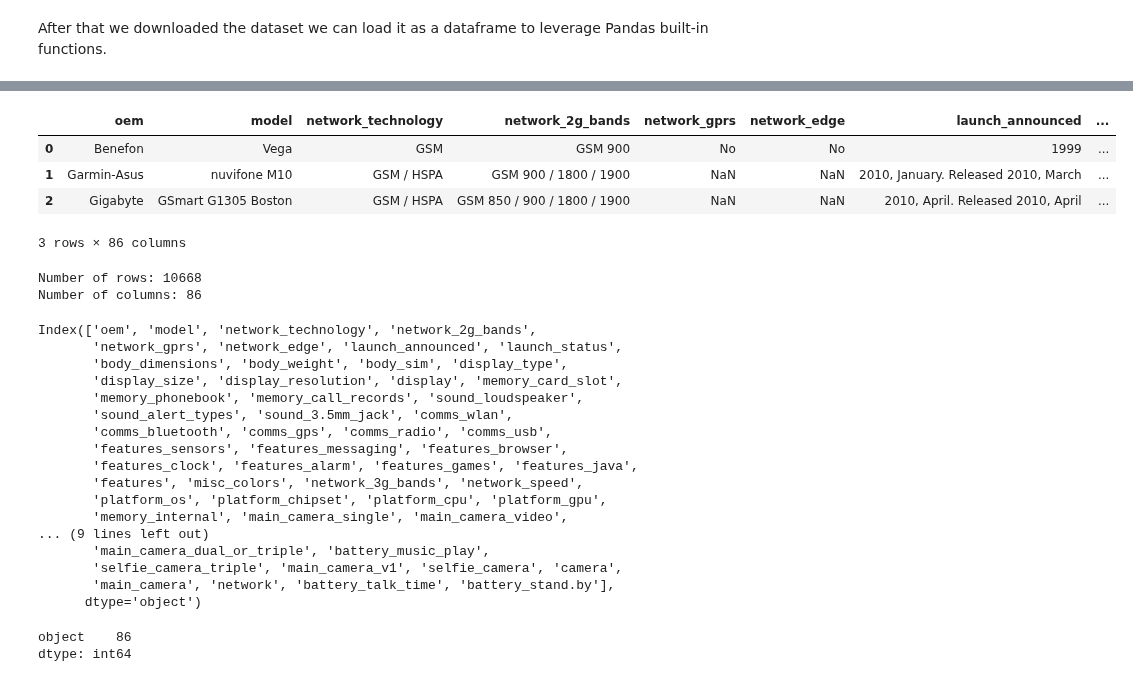
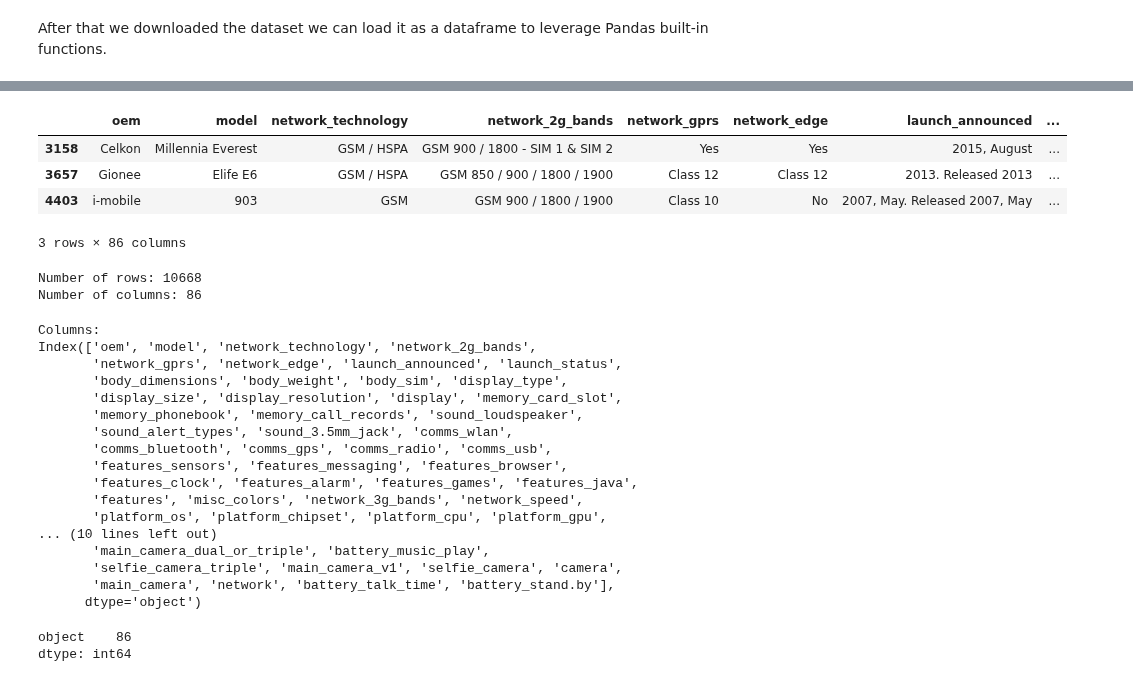
Before and after one commit to Valendrew/counterfactual-explanations, a Jupyter notebook: data_preprocessing.ipynb, the cells around one changed output, grey strips where cells are left out. Drawn from its saved outputs; the diff is of its cells as text; code cells hidden in the pictures.

```diff
--- a/data_preprocessing.ipynb
+++ b/data_preprocessing.ipynb
@@ -91,10 +92,10 @@ All the columns are text data.
 # %%
-df_raw.head(3)
+df_raw.sample(3)
 # %% [output]
 |  | oem | model | network_technology | network_2g_bands | network_gprs | network_edge | launch_announced | ... |
-| 0 | Benefon | Vega | GSM | GSM 900 | No | No | 1999 | ... |
-| 1 | Garmin-Asus | nuvifone M10 | GSM / HSPA | GSM 900 / 1800 / 1900 | NaN | NaN | 2010, January. Released 2010, March | ... |
-| 2 | Gigabyte | GSmart G1305 Boston | GSM / HSPA | GSM 850 / 900 / 1800 / 1900 | NaN | NaN | 2010, April. Released 2010, April | ... |
+| 3158 | Celkon | Millennia Everest | GSM / HSPA | GSM 900 / 1800 - SIM 1 & SIM 2 | Yes | Yes | 2015, August | ... |
+| 3657 | Gionee | Elife E6 | GSM / HSPA | GSM 850 / 900 / 1800 / 1900 | Class 12 | Class 12 | 2013. Released 2013 | ... |
+| 4403 | i-mobile | 903 | GSM | GSM 900 / 1800 / 1900 | Class 10 | No | 2007, May. Released 2007, May | ... |
 3 rows × 86 columns
 # %%
 print(f"Number of rows: {df_raw.shape[0]}")
@@ -103,8 +104,9 @@ print(f"Number of columns: {df_raw.shape[1]}")
 Number of rows: 10668
 Number of columns: 86
 # %%
-print(df_raw.columns)
+print(f"Columns:\n{df_raw.columns}")
 # %% [output]
+Columns:
 Index(['oem', 'model', 'network_technology', 'network_2g_bands',
        'network_gprs', 'network_edge', 'launch_announced', 'launch_status',
        'body_dimensions', 'body_weight', 'body_sim', 'display_type',
@@ -116,8 +118,7 @@ Index(['oem', 'model', 'network_technology', 'network_2g_bands',
        'features_clock', 'features_alarm', 'features_games', 'features_java',
        'features', 'misc_colors', 'network_3g_bands', 'network_speed',
        'platform_os', 'platform_chipset', 'platform_cpu', 'platform_gpu',
-       'memory_internal', 'main_camera_single', 'main_camera_video',
-... (9 lines left out)
+... (10 lines left out)
        'main_camera_dual_or_triple', 'battery_music_play',
        'selfie_camera_triple', 'main_camera_v1', 'selfie_camera', 'camera',
        'main_camera', 'network', 'battery_talk_time', 'battery_stand.by'],
```
Also changed, not shown: parts of 113 cells of this notebook, 3 other files.
